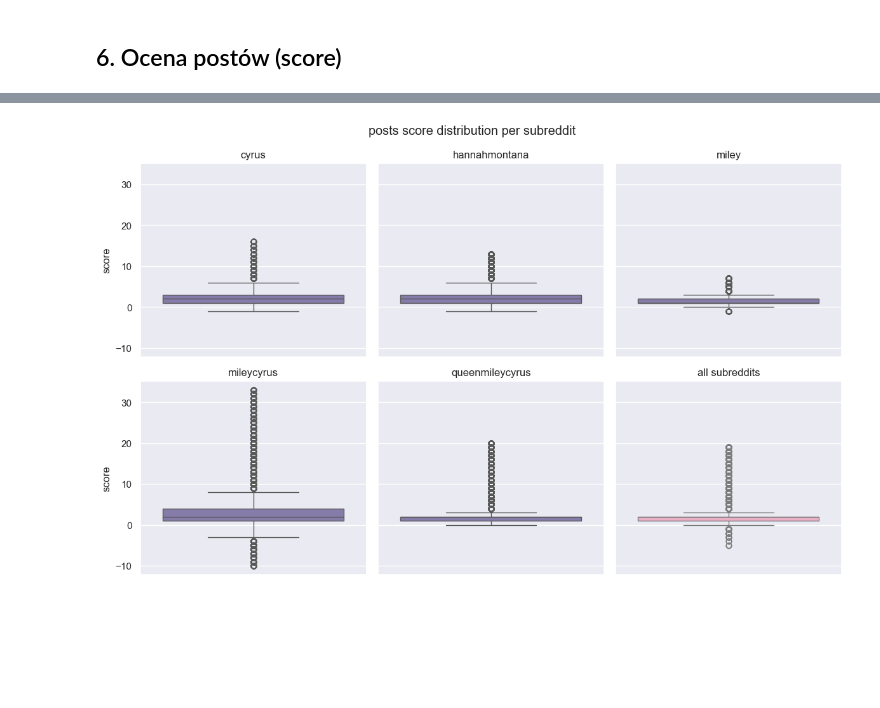
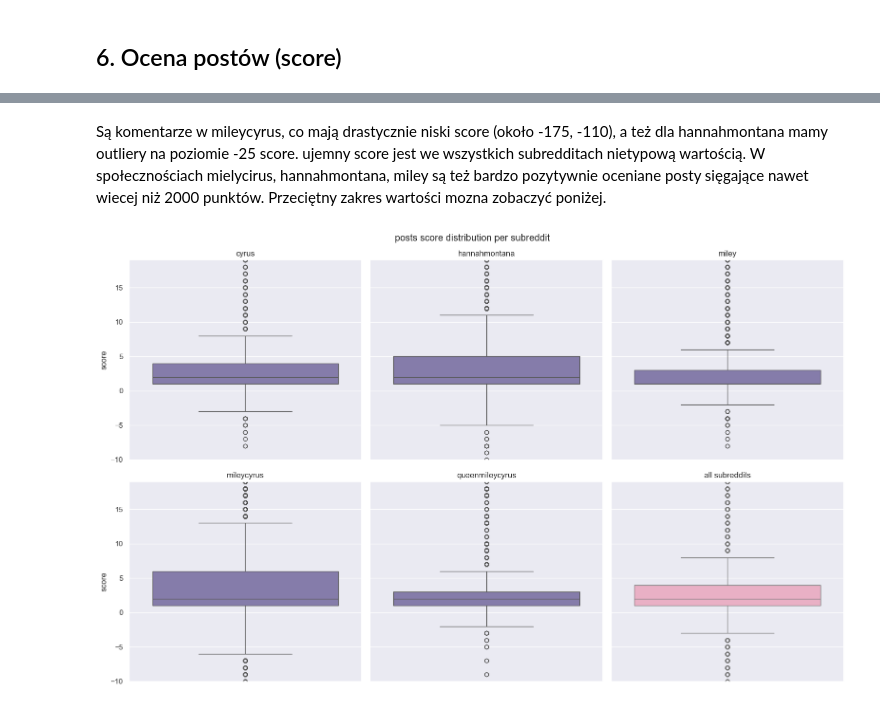
Before and after one commit to iga-bochniak/Spolecznosc-muzyczna-Reddit, a Jupyter notebook: EDA.ipynb, the cells around one changed output, grey strips where cells are left out. Cells and saved outputs as stored; diff of their text form; code cells hidden in the pictures; blank space fills up the shorter version.

```diff
--- a/EDA.ipynb
+++ b/EDA.ipynb
@@ -384,41 +433,38 @@ plt.show()
+# %% [markdown]
+Są komentarze w mileycyrus, co mają drastycznie niski score (około -175, -110), a też dla hannahmontana mamy outliery na poziomie -25 score. ujemny score jest we wszystkich subredditach nietypową wartością. W społecznościach mielycirus, hannahmontana, miley są też bardzo pozytywnie oceniane posty sięgające nawet wiecej niż 2000 punktów. Przeciętny zakres wartości mozna zobaczyć poniżej.
 # %%
-fig, axes = plt.subplots(2, 3, figsize=(12, 12/1.618), sharey=True)
+fig, axes = plt.subplots(2, 3, figsize=(16, 16/1.618), sharey=True)
 axes = axes.flatten()
 
+# wspólny limit osi
+y_max = data["score"].quantile(0.90)
+y_min = data["score"].quantile(0.005)
+
 for i, (sub, group) in enumerate(data.groupby("subreddit")):
-    low = group["score"].quantile(0.01)
-    high = group["score"].quantile(0.90)
-
-    filtered = group.loc[(group["score"] >= low) & (group["score"] <= high)]
-
     sns.boxplot(
-        y=filtered["score"],
+        y=group["score"],
         ax=axes[i],
         color="#8074B2"
     )
 
-    axes[i].set_title(f"{sub}")
+    axes[i].set_title(sub)
     axes[i].set_ylabel("score")
     axes[i].set_xlabel("")
-
-
-low = data["score"].quantile(0.01)
-high = data["score"].quantile(0.90)
-
-filtered = group.loc[(data["score"] >= low) & (data["score"] <= high)]
+    axes[i].set_ylim(0, y_max)
 
 sns.boxplot(
-    y=filtered["score"],
+    y=data["score"],
     ax=axes[5],
     color="#F2A7C3"
 )
 
-axes[5].set_title(f"all subreddits")
+axes[5].set_title("all subreddits")
 axes[5].set_ylabel("score")
 axes[5].set_xlabel("")
+axes[5].set_ylim(y_min, y_max)
 
 plt.suptitle("posts score distribution per subreddit")
 plt.tight_layout()
 plt.show()
 # %% [output]
-[figure, old version]
+[figure, new version]
```
Also changed, not shown: parts of 11 cells of this notebook.
